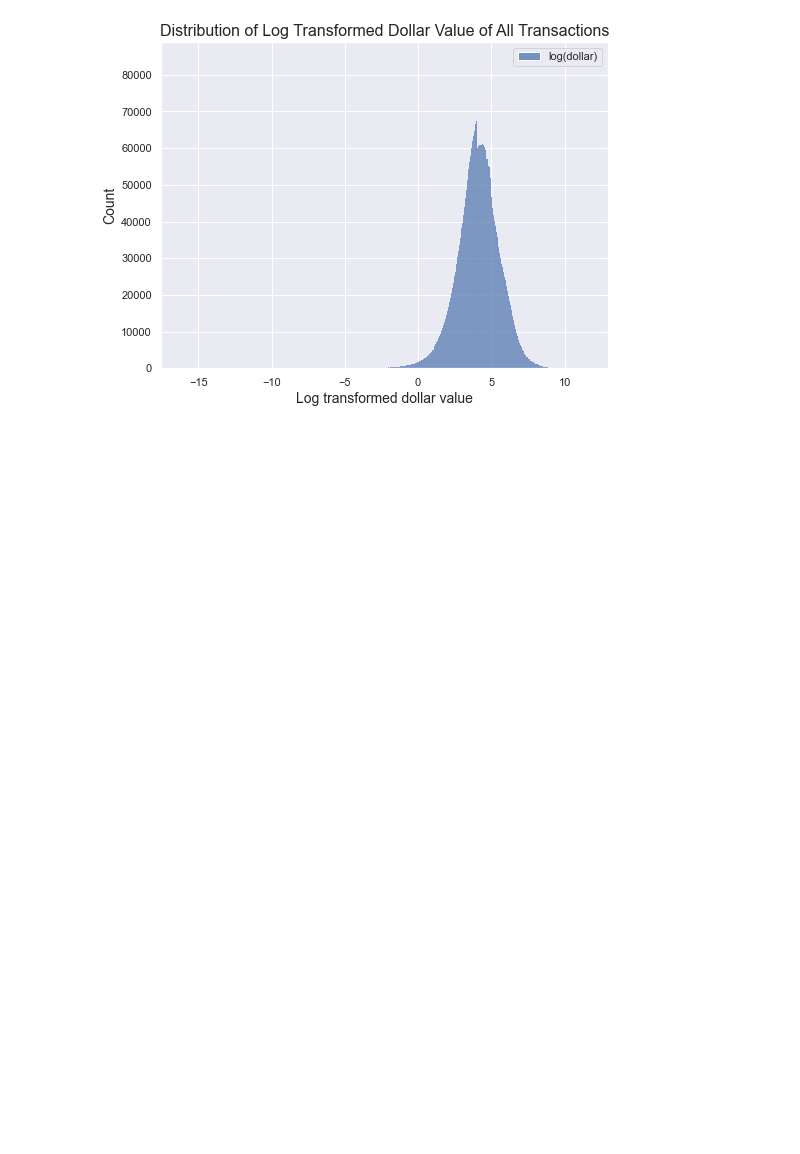
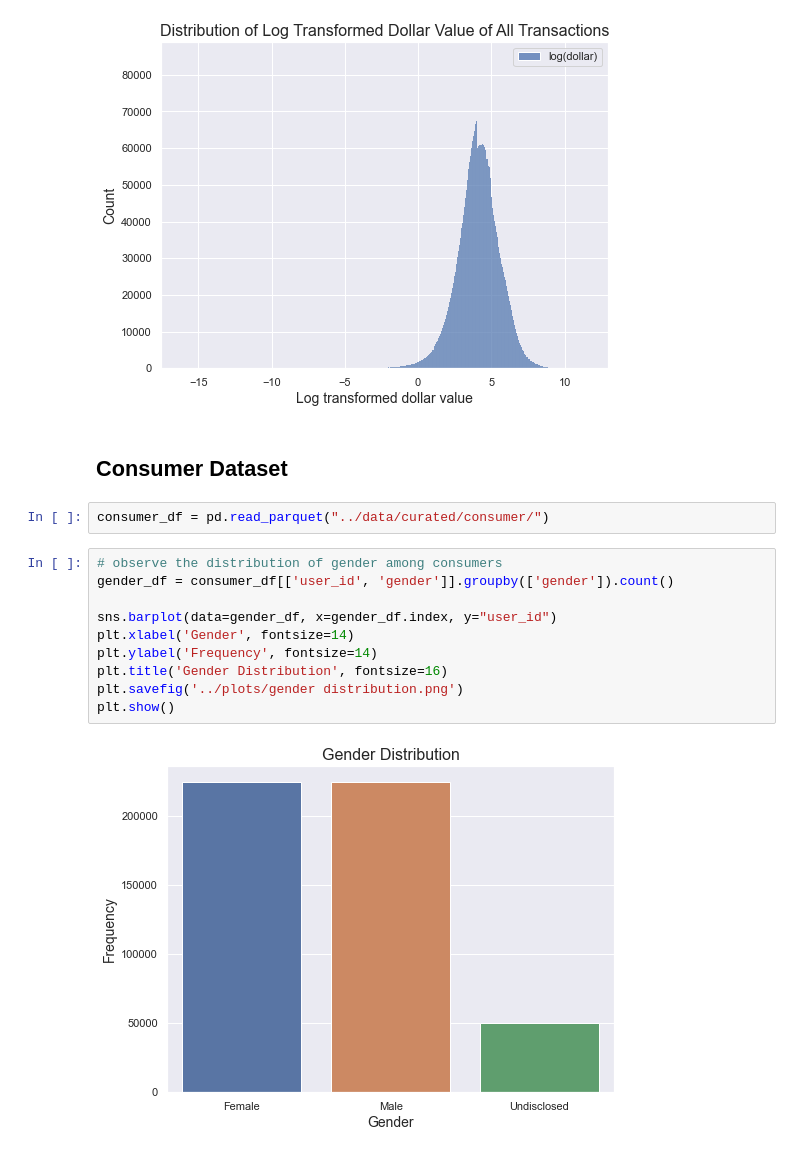
Before and after one commit to MAST30034-Applied-Data-Science/generic-buy-now-pay-later-project-group-14, a Jupyter notebook: notebooks/preliminary_analysis.ipynb, the cells around one changed output. Saved outputs shown, nothing was run; the diff lists cells and outputs as text; blank space fills up the shorter version.

Commit message:
add consumer analysis

```diff
--- a/notebooks/preliminary_analysis.ipynb
+++ b/notebooks/preliminary_analysis.ipynb
@@ -86,3 +86,19 @@ fig = fig.get_figure()
 fig.savefig('../plots/Distribution of Log Transformed Dollar Value of All Transactions.png')
 # %% [output]
 [figure]
+# %% [markdown]
+## Consumer Dataset
+# %%
+consumer_df = pd.read_parquet("../data/curated/consumer/")
+# %%
+# observe the distribution of gender among consumers
+gender_df = consumer_df[['user_id', 'gender']].groupby(['gender']).count()
+
+sns.barplot(data=gender_df, x=gender_df.index, y="user_id")
+plt.xlabel('Gender', fontsize=14)
+plt.ylabel('Frequency', fontsize=14)
+plt.title('Gender Distribution', fontsize=16)
+plt.savefig('../plots/gender distribution.png')
+plt.show()
+# %% [output]
+[figure, added]
```
Also changed, not shown: parts of 1 cell of this notebook, 6 other files.
